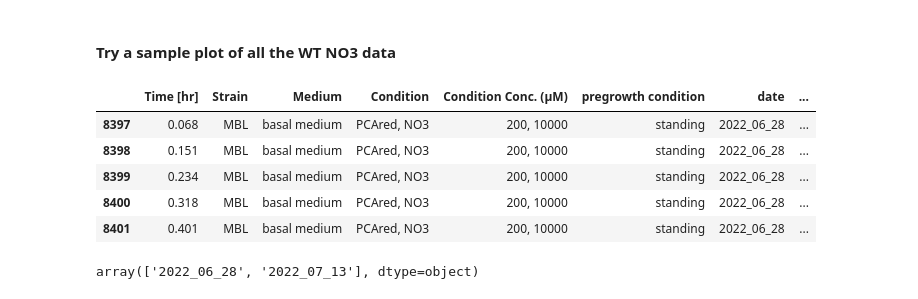
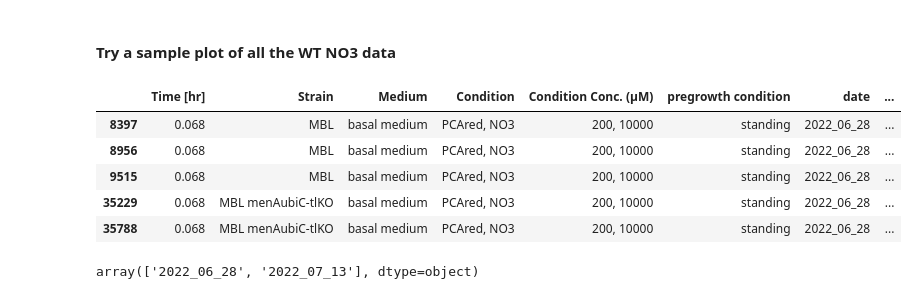
Before and after one commit to ltsypin/Cportucalensis_genetic_mech, a Jupyter notebook: genetic_mechanism_PCA_oxidation_analysis.ipynb, the cells around one changed output. Saved outputs shown, nothing was run; the diff lists cells and outputs as text; code cells hidden in the pictures.

```diff
--- a/genetic_mechanism_PCA_oxidation_analysis.ipynb
+++ b/genetic_mechanism_PCA_oxidation_analysis.ipynb
@@ -558,13 +546,13 @@ tech_agg
 # %%
 handled_replicate_types = []
 
-for ndf in normalized_dfs:
-    if ndf['replicate type'].unique()[0] == 'technical':
-        ndf = ndf.groupby(
+for cdf in calibrated_dfs:
+    if cdf['replicate type'].unique()[0] == 'technical':
+        cdf = cdf.groupby(
             ['Time [hr]', 'Strain', 'Medium', 'Condition', 'Condition Conc. (µM)', 'pregrowth condition', 'date', 'replicate type']
         ).agg('mean').reset_index()
 
-        ndf['Well'] = 'NaN'
+        cdf['Well'] = 'NaN'
 
-    handled_replicate_types.append(ndf)
+    handled_replicate_types.append(cdf)
 # %%
@@ -619,35 +607,35 @@ array(['PCAred', 'PCAred, NO3', 'PCAred, DMSO', 'PCAred, O2',
 #### Try a sample plot of all the WT NO3 data
 # %%
 sanity_check = calibrated_data.loc[(calibrated_data['Strain'].isin([
-                                                                    'Abiotic',
+#                                                                     'Abiotic',
                                                                     'MBL',
                                                                     'MBL napAnarZnarG-tlKO',
-                                                                    'MBL frdA-tlKO',
-                                                                    'MBL dmsA-tlKO',
-                                                                    'MBL menA-tlKO',
+#                                                                     'MBL frdA-tlKO',
+#                                                                     'MBL dmsA-tlKO',
+#                                                                     'MBL menA-tlKO',
                                                                     'MBL menAubiC-tlKO'
                                                                    ])) &
                                    (calibrated_data['Condition'].isin([
 #                                        'PCAred',
 #                                        'PCAred, Fum',
                                        'PCAred, NO3',
 #                                        'PCAred, DMSO',
 #                                        'PCAred, TMAO'
                                    ])) &
                                    (calibrated_data['pregrowth condition'].isin(['standing'])) &
                                    (calibrated_data['Medium'].isin(['basal medium'])) #&
 #                                    (calibrated_data['Time [hr]'] <= 20)
 #                                    & (calibrated_data['date'].isin(['2021_12_27', '2021_12_28']))
                                   ]
 
 sanity_check.head()
 # %% [output]
 |  | Time [hr] | Strain | Medium | Condition | Condition Conc. (µM) | pregrowth condition | date | ... |
 | 8397 | 0.068 | MBL | basal medium | PCAred, NO3 | 200, 10000 | standing | 2022_06_28 | ... |
-| 8398 | 0.151 | MBL | basal medium | PCAred, NO3 | 200, 10000 | standing | 2022_06_28 | ... |
-| 8399 | 0.234 | MBL | basal medium | PCAred, NO3 | 200, 10000 | standing | 2022_06_28 | ... |
-| 8400 | 0.318 | MBL | basal medium | PCAred, NO3 | 200, 10000 | standing | 2022_06_28 | ... |
-| 8401 | 0.401 | MBL | basal medium | PCAred, NO3 | 200, 10000 | standing | 2022_06_28 | ... |
+| 8956 | 0.068 | MBL | basal medium | PCAred, NO3 | 200, 10000 | standing | 2022_06_28 | ... |
+| 9515 | 0.068 | MBL | basal medium | PCAred, NO3 | 200, 10000 | standing | 2022_06_28 | ... |
+| 35229 | 0.068 | MBL menAubiC-tlKO | basal medium | PCAred, NO3 | 200, 10000 | standing | 2022_06_28 | ... |
+| 35788 | 0.068 | MBL menAubiC-tlKO | basal medium | PCAred, NO3 | 200, 10000 | standing | 2022_06_28 | ... |
 # %%
 sanity_check = sanity_check.sort_values(by=['Strain', 'Condition', 'Time [hr]'])
 # %%
```
Also changed, not shown: parts of 16 cells of this notebook.
